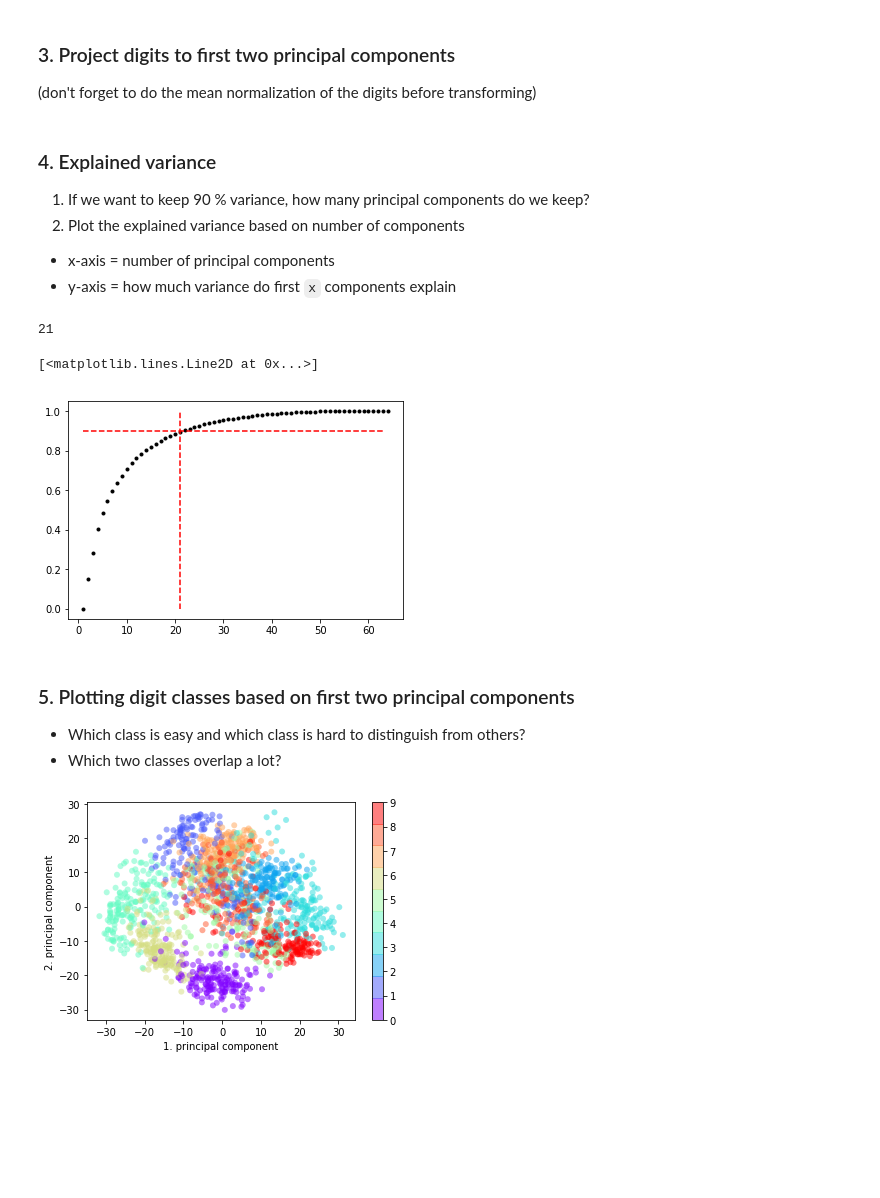
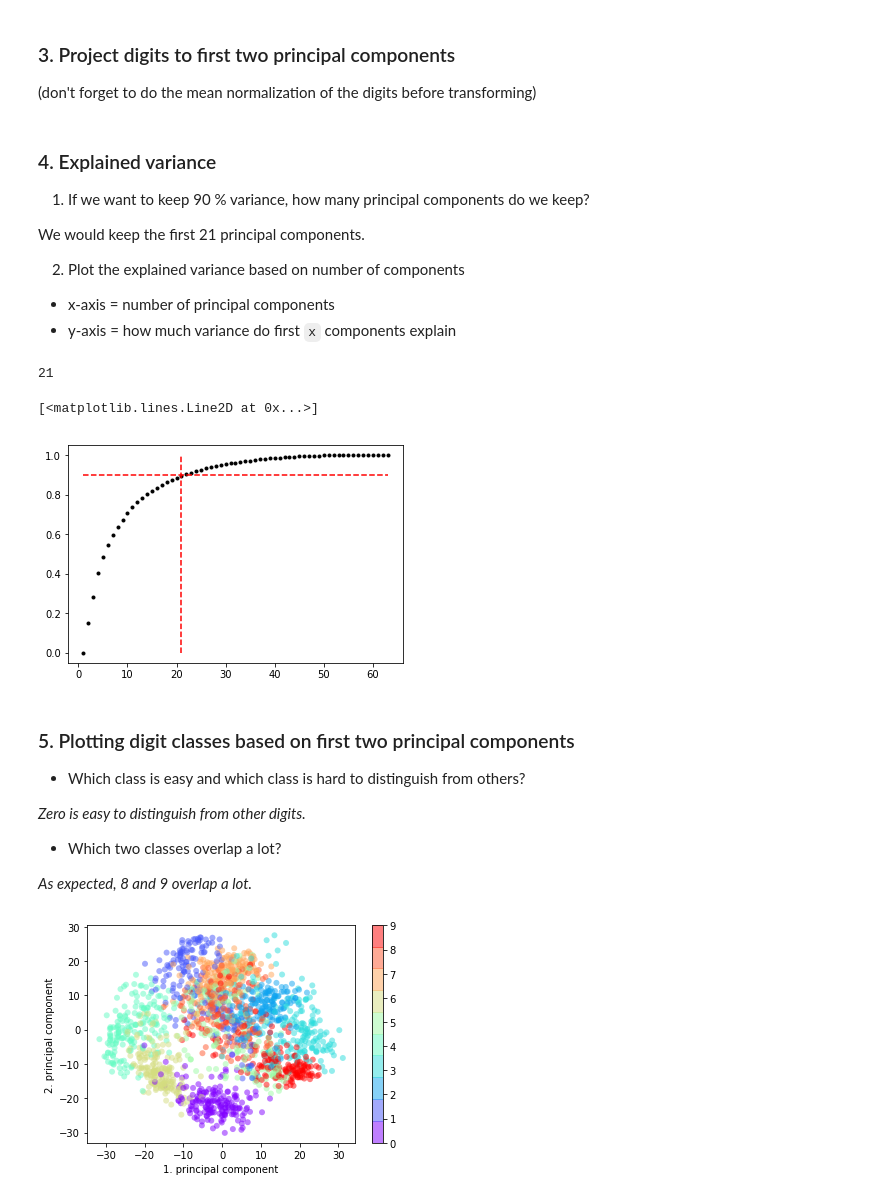
Before and after one commit to pawap/DAMI, a Jupyter notebook: Ex 2/dami_2_task_3.ipynb, the cells around one changed output. Cells and saved outputs as stored; diff of their text form; code cells hidden in the pictures; blank space fills up the shorter version.

```diff
--- a/Ex 2/dami_2_task_3.ipynb
+++ b/Ex 2/dami_2_task_3.ipynb
@@ -23,7 +23,7 @@ plt.imshow(digits[0].reshape(8,8),cmap='Greys')
 # %% [markdown]
 ### 1. Compute covariation matrix
 # %%
-cov_mat = np.cov(digits,rowvar=False)
+cov_mat = np.cov(digits.transpose())
 print digits
 print cov_mat
 # %% [output]
@@ -65,31 +65,39 @@ projected_digits = np.matmul(normalized_digits,W)
 # %% [markdown]
 ### 4. Explained variance
 1. If we want to keep 90 % variance, how many principal components do we keep?
+
+We would keep the first 21 principal components.
+
 2. Plot the explained variance based on number of components
   - x-axis = number of principal components
   - y-axis = how much variance do first `x` components explain
 # %%
-x_data = np.arange(1,eig_vals.size+1)
+x_data = np.arange(1,eig_vals.size)
 
 def sum_eig_vals(x):
-  for n in range(x):
-    yield sum(eig_vals[:n])
+  for n in range(0,x):
+    yield sum(eig_vals[:n])/sum(eig_vals)
 
 
-y_data = np.fromiter(sum_eig_vals(eig_vals.size), dtype=float, count=64)
+y_data = np.fromiter(sum_eig_vals(eig_vals.size), dtype=float, count=63)
 ninety = np.argmax(y_data>0.9)
 print ninety
 plt.plot(x_data,y_data,'k.')
-plt.plot((21,21),(0,1),'r--')
+plt.plot((ninety,ninety),(0,1),'r--')
 plt.plot((1,63),(0.9,0.9),'r--')
 # %% [output]
 21
 [<matplotlib.lines.Line2D at 0x...>]
-[figure, old version]
+[figure, new version]
 # %% [markdown]
 ### 5. Plotting digit classes based on first two principal components
 - Which class is easy and which class is hard to distinguish from others?
+
+_Zero is easy to distinguish from other digits._
+
 - Which two classes overlap a lot?
+
+_As expected, 8 and 9 overlap a lot._
 # %%
 plt.scatter(projected_digits[:, 0], projected_digits[:, 1],
             c=target, edgecolor='none', alpha=0.5,
```
Also changed, not shown: parts of 1 cell of this notebook, 2 other files.
